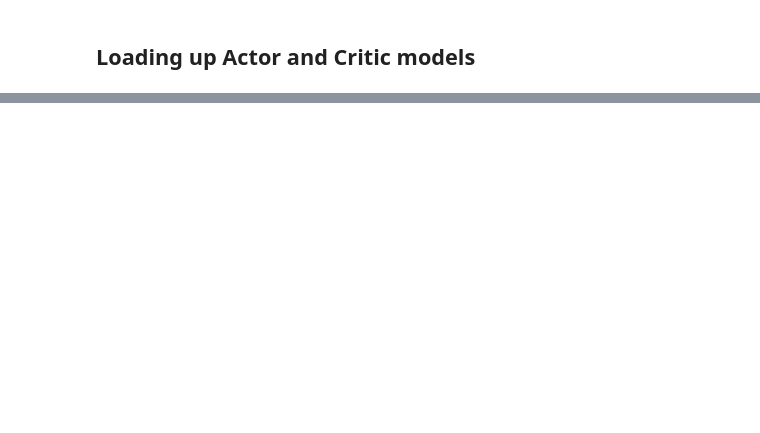
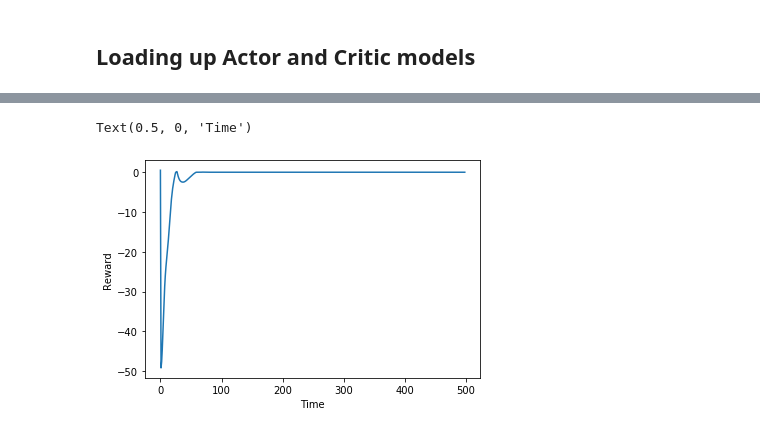
Before and after one commit to svineet/pid-simulation, a Jupyter notebook: rl_agent/Agent Behaviour Analysis.ipynb, the cells around one changed output, grey strips where cells are left out. Drawn from its saved outputs; the diff is of its cells as text; code cells hidden in the pictures; blank space fills up the shorter version.

```diff
--- a/rl_agent/Agent Behaviour Analysis.ipynb
+++ b/rl_agent/Agent Behaviour Analysis.ipynb
@@ -37,0 +77,7 @@ NameError: name 'args' is not defined
+# %%
+plt.plot(rewards)
+plt.ylabel("Reward")
+plt.xlabel("Time")
+# %% [output]
+Text(0.5, 0, 'Time')
+[figure, added]
```
Also changed, not shown: parts of 8 cells of this notebook, 1 other file.
